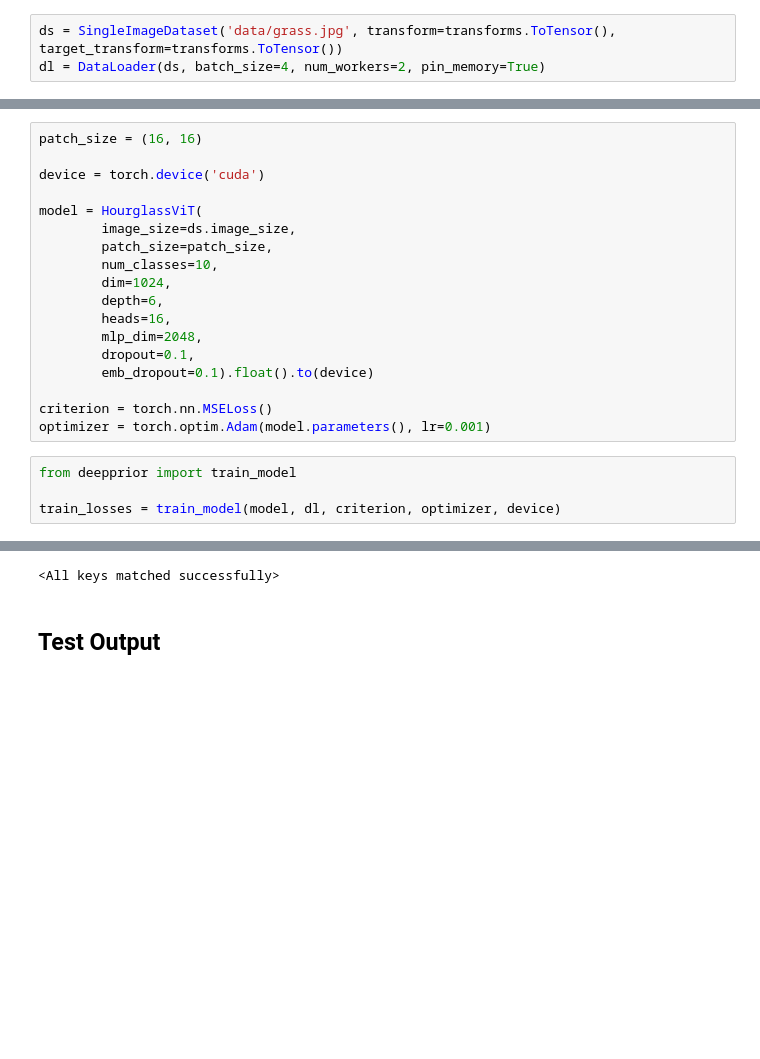
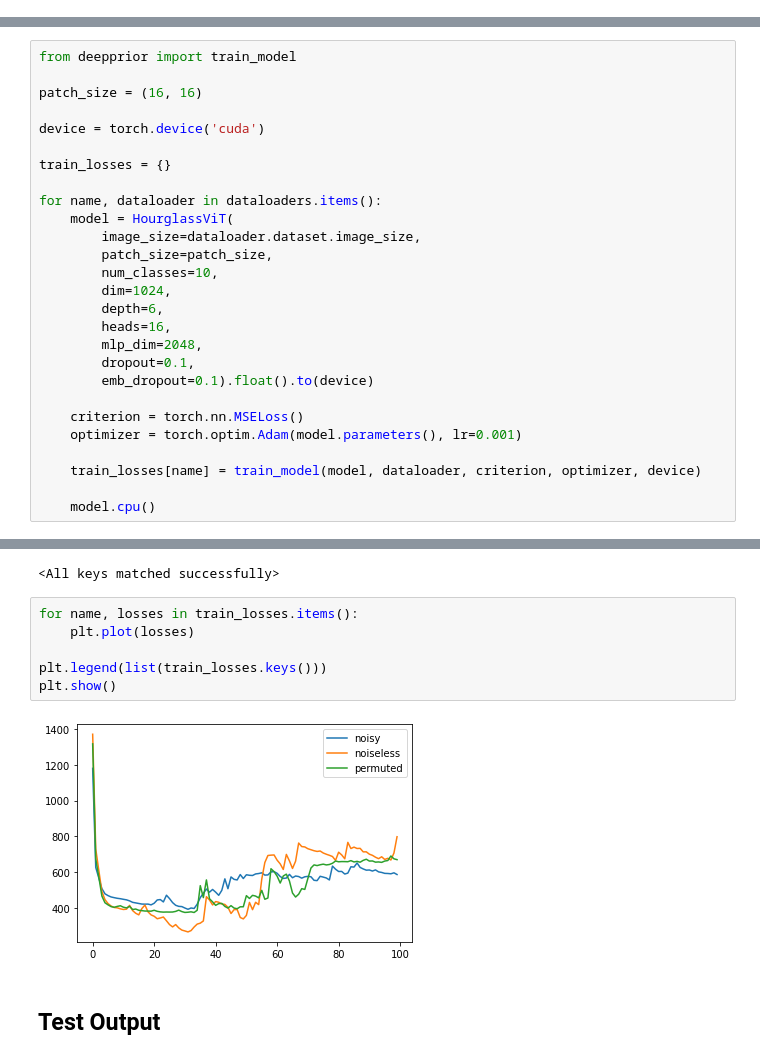
Before and after one commit to tmthyln/deep-transformer-priors, a Jupyter notebook: NaturalUnnaturalImagesTraining.ipynb, the cells around one changed output, grey strips where cells are left out. Saved outputs shown, nothing was run; the diff lists cells and outputs as text; blank space fills up the shorter version.

```diff
--- a/NaturalUnnaturalImagesTraining.ipynb
+++ b/NaturalUnnaturalImagesTraining.ipynb
@@ -13,6 +11,3 @@ from deepprior.models import HourglassViT
 from deepprior.datasets import SingleImageDataset
 # %% [markdown]
 ## Set up Dataset
-# %%
-ds = SingleImageDataset('data/grass.jpg', transform=transforms.ToTensor(), target_transform=transforms.ToTensor())
-dl = DataLoader(ds, batch_size=4, num_workers=2, pin_memory=True)
@@ -19,12 +38,17 @@ dl = DataLoader(ds, batch_size=4, num_workers=2, pin_memory=True)
 # %% [markdown]
 ## Load Model
 # %%
+from deepprior import train_model
+
 patch_size = (16, 16)
 
 device = torch.device('cuda')
 
-model = HourglassViT(
-        image_size=ds.image_size,
+train_losses = {}
+
+for name, dataloader in dataloaders.items():
+    model = HourglassViT(
+        image_size=dataloader.dataset.image_size,
         patch_size=patch_size,
         num_classes=10,
         dim=1024,
@@ -34,16 +58,24 @@ model = HourglassViT(
         dropout=0.1,
         emb_dropout=0.1).float().to(device)
 
-criterion = torch.nn.MSELoss()
-optimizer = torch.optim.Adam(model.parameters(), lr=0.001)
+    criterion = torch.nn.MSELoss()
+    optimizer = torch.optim.Adam(model.parameters(), lr=0.001)
+
+    train_losses[name] = train_model(model, dataloader, criterion, optimizer, device)
+
+    model.cpu()
-# %%
-from deepprior import train_model
-
-train_losses = train_model(model, dl, criterion, optimizer, device)
 # %%
 model.load_state_dict(torch.load('checkpoints/model_checkpoint-50.pt'))
 # %% [output]
 <All keys matched successfully>
+# %%
+for name, losses in train_losses.items():
+    plt.plot(losses)
+
+plt.legend(list(train_losses.keys()))
+plt.show()
+# %% [output]
+[figure, added]
 # %% [markdown]
 ## Test Output
 # %%
```
Also changed, not shown: parts of 2 cells of this notebook, 1 other file.
